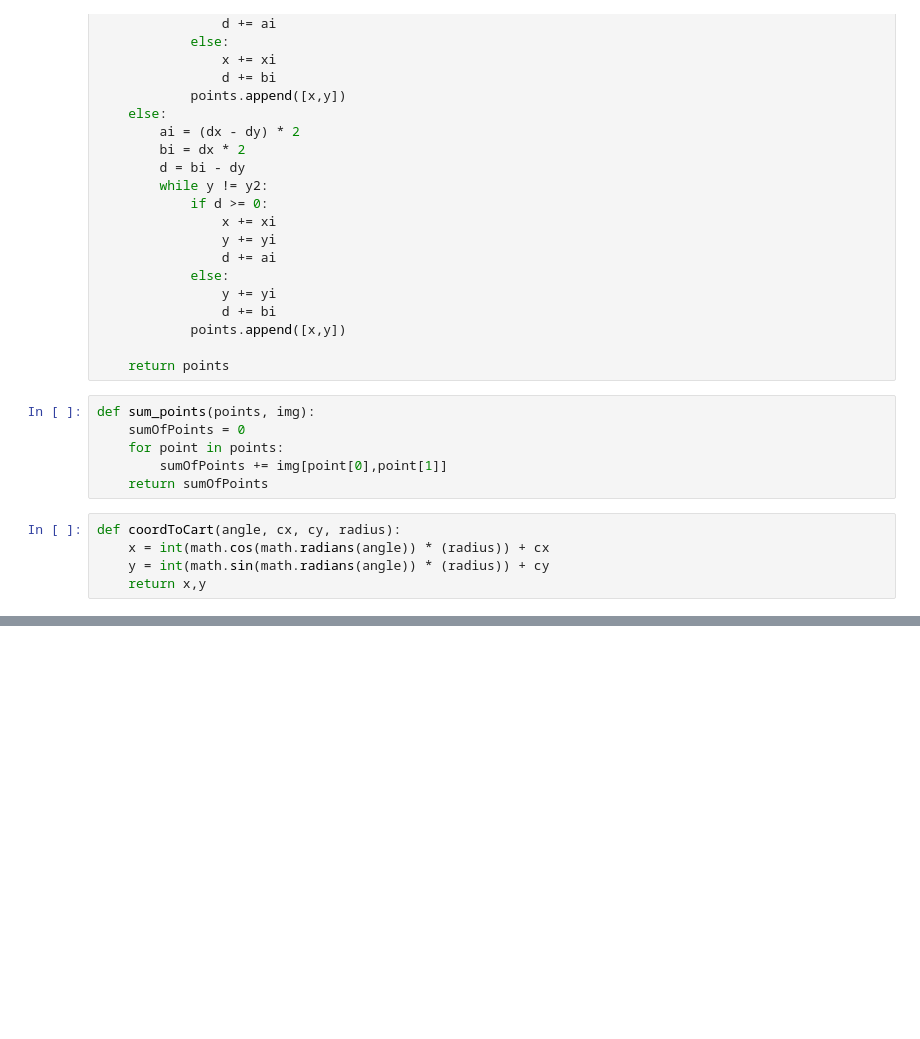
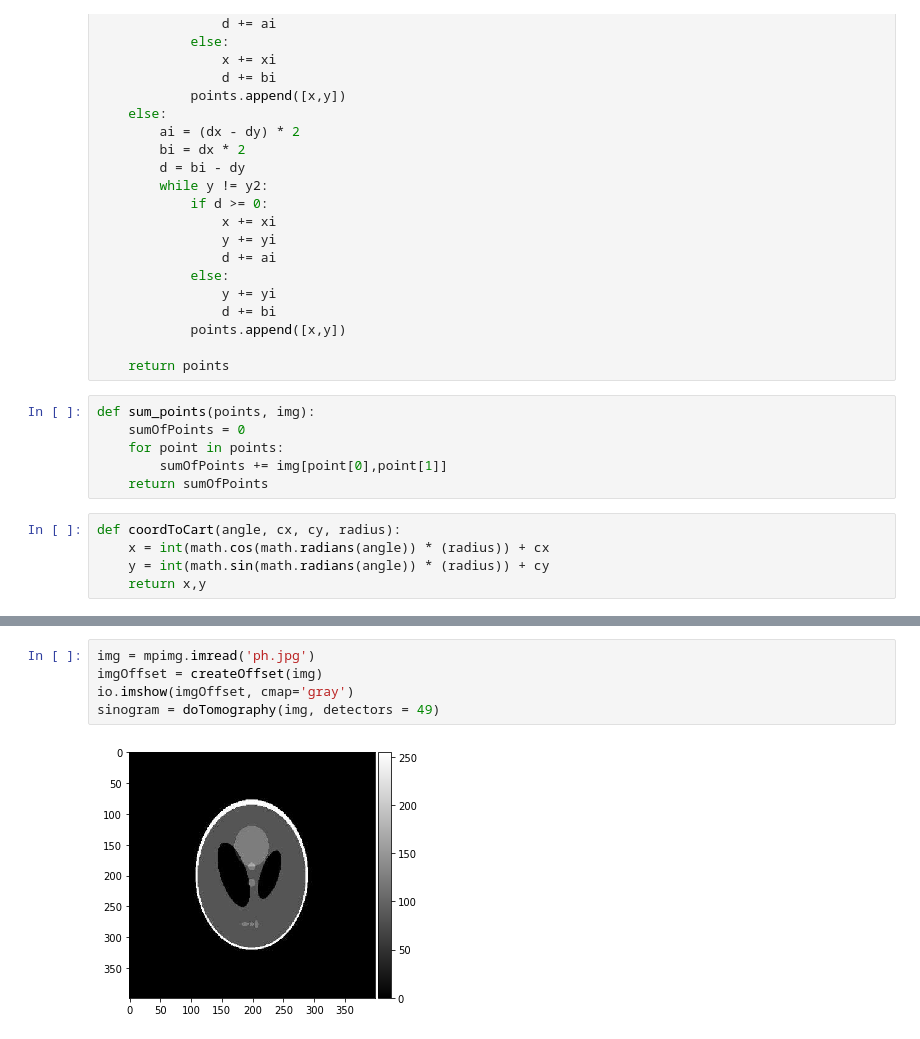
Before and after one commit to matbamberski/IwM-CT, a Jupyter notebook: Tomograf.ipynb, the cells around one changed output, grey strips where cells are left out. Drawn from its saved outputs; the diff is of its cells as text; blank space fills up the shorter version.

```diff
--- a/Tomograf.ipynb
+++ b/Tomograf.ipynb
@@ -116,0 +165,7 @@ ax.imshow(image, cmap='gray')
+# %%
+img = mpimg.imread('ph.jpg')
+imgOffset = createOffset(img)
+io.imshow(imgOffset, cmap='gray')
+sinogram = doTomography(img, detectors = 49)
+# %% [output]
+[figure, added]
```
Also changed, not shown: parts of 5 cells of this notebook, 1 other file.
